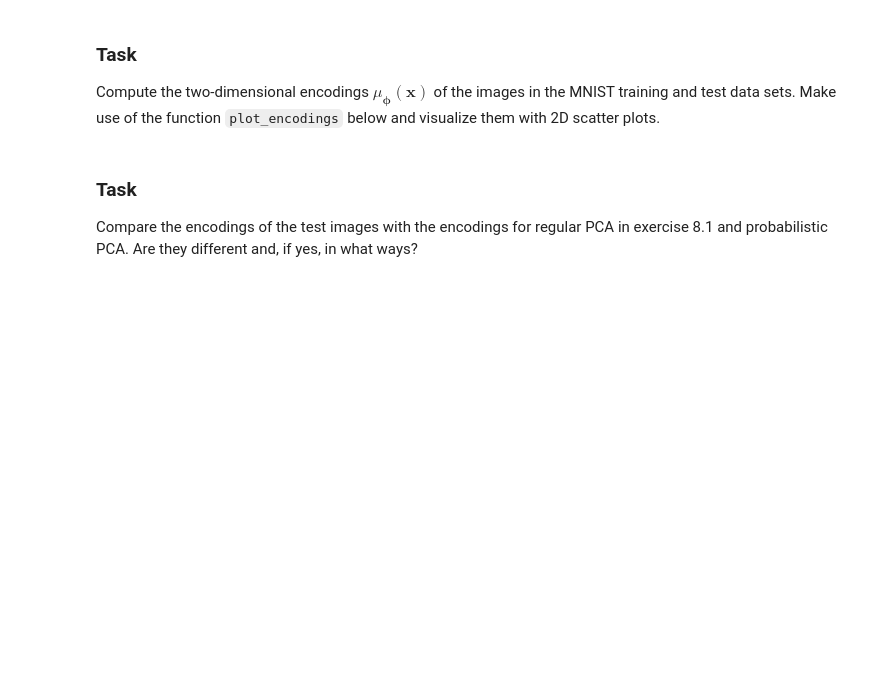
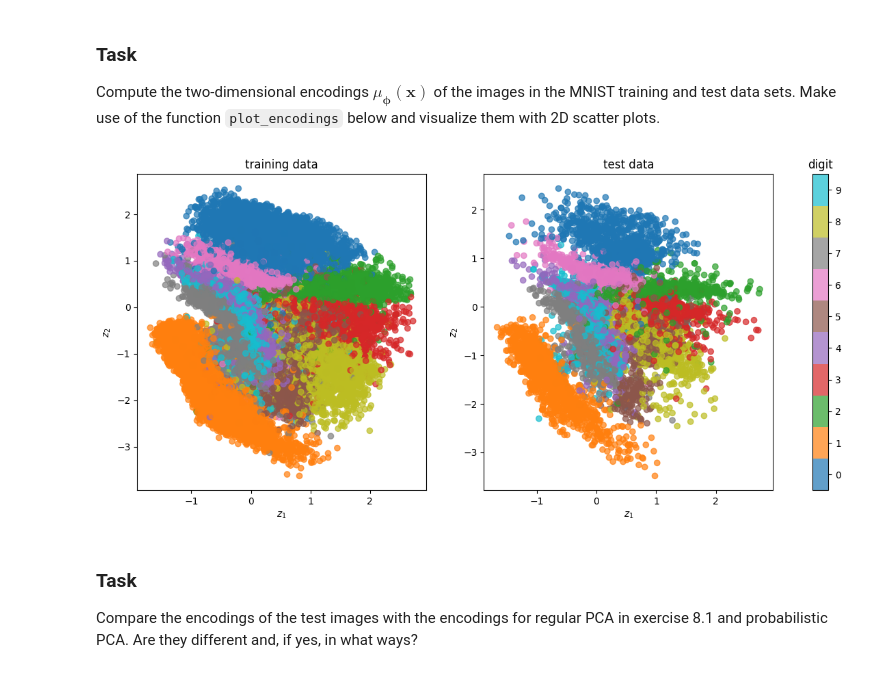
Before and after one commit to Niklas-Hy/Prob, a Jupyter notebook: lab/VAE.ipynb, the cells around one changed output. Saved outputs shown, nothing was run; the diff lists cells and outputs as text; code cells hidden in the pictures; blank space fills up the shorter version.

```diff
--- a/lab/VAE.ipynb
+++ b/lab/VAE.ipynb
@@ -584,6 +586,15 @@ def plot_encodings(train_encodings, train_labels, test_encodings, test_labels):
     cb.ax.set_title("digit")
 
     return fig
+# %%
+with torch.no_grad():
+    train_encodings, _ = model.encode(train_images)
+    test_encodings, _ = model.encode(test_images)
+
+plot_encodings(train_encodings, train_labels, test_encodings, test_labels)
+plt.show()
+# %% [output]
+[figure, added]
 # %% [markdown]
 ### Task
 
```
Also changed, not shown: parts of 9 cells of this notebook.
